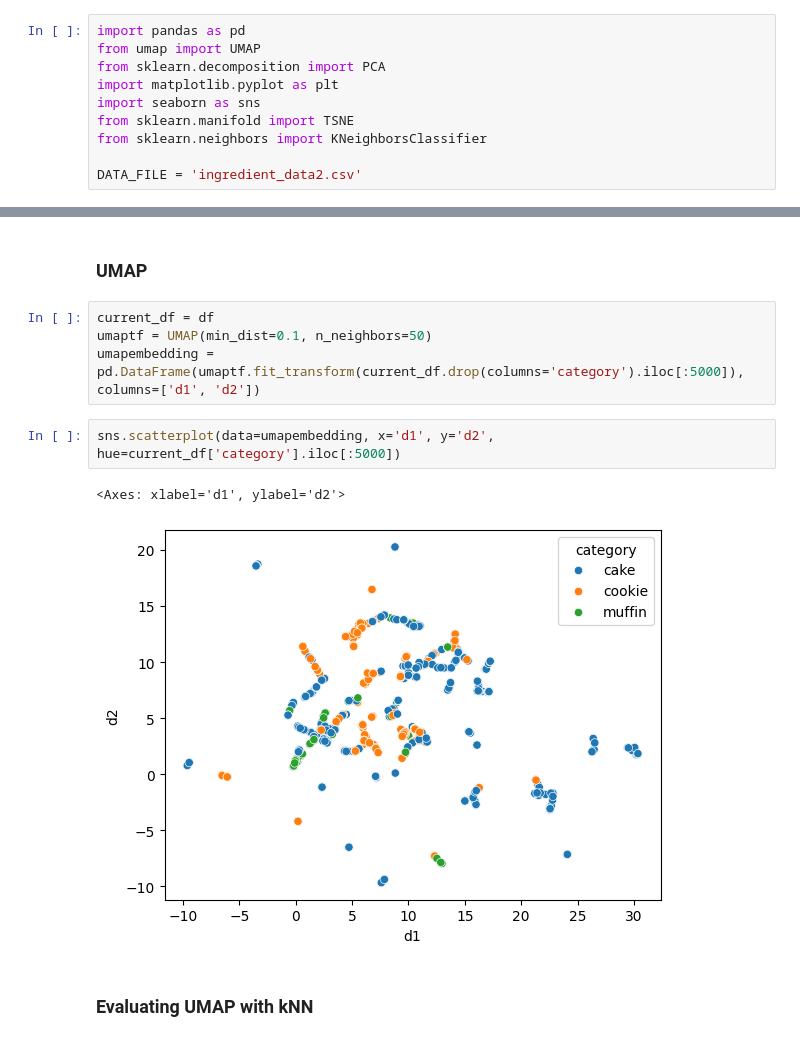
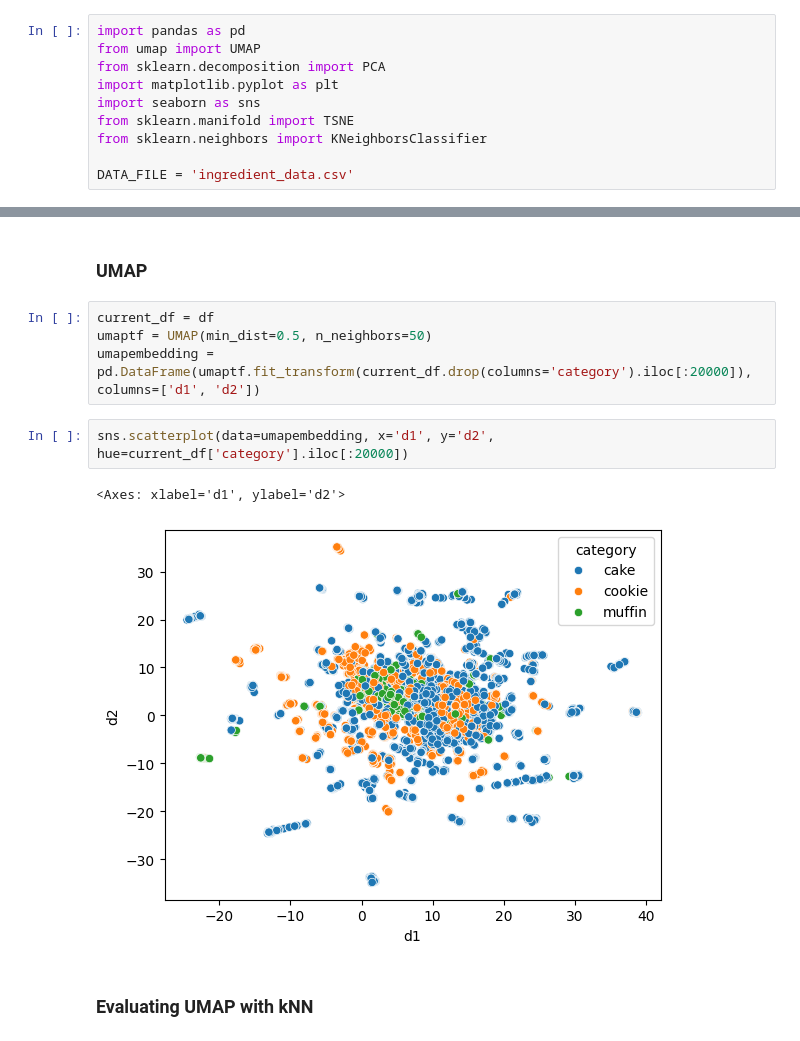
Before and after one commit to richmass1/group_template, a Jupyter notebook: PCA_UMAP_tSNE.ipynb, the cells around one changed output, grey strips where cells are left out. Cells and saved outputs as stored; diff of their text form.

```diff
--- a/PCA_UMAP_tSNE.ipynb
+++ b/PCA_UMAP_tSNE.ipynb
@@ -7,7 +7,7 @@ import seaborn as sns
 from sklearn.manifold import TSNE
 from sklearn.neighbors import KNeighborsClassifier
 
-DATA_FILE = 'ingredient_data2.csv'
+DATA_FILE = 'ingredient_data.csv'
 # %%
 df = pd.read_csv(DATA_FILE)
 df.shape
@@ -53,13 +53,13 @@ sns.scatterplot(data=mypcs.iloc[:1000], x='pc1', y='pc2', hue=current_df['catego
 ### UMAP
 # %%
 current_df = df
-umaptf = UMAP(min_dist=0.1, n_neighbors=50)
-umapembedding = pd.DataFrame(umaptf.fit_transform(current_df.drop(columns='category').iloc[:5000]), columns=['d1', 'd2'])
+umaptf = UMAP(min_dist=0.5, n_neighbors=50)
+umapembedding = pd.DataFrame(umaptf.fit_transform(current_df.drop(columns='category').iloc[:20000]), columns=['d1', 'd2'])
 # %%
-sns.scatterplot(data=umapembedding, x='d1', y='d2', hue=current_df['category'].iloc[:5000])
+sns.scatterplot(data=umapembedding, x='d1', y='d2', hue=current_df['category'].iloc[:20000])
 # %% [output]
 <Axes: xlabel='d1', ylabel='d2'>
-[figure, old version]
+[figure, new version]
 # %% [markdown]
 ### Evaluating UMAP with kNN
 # %%
```
Also changed, not shown: 4 other files.
